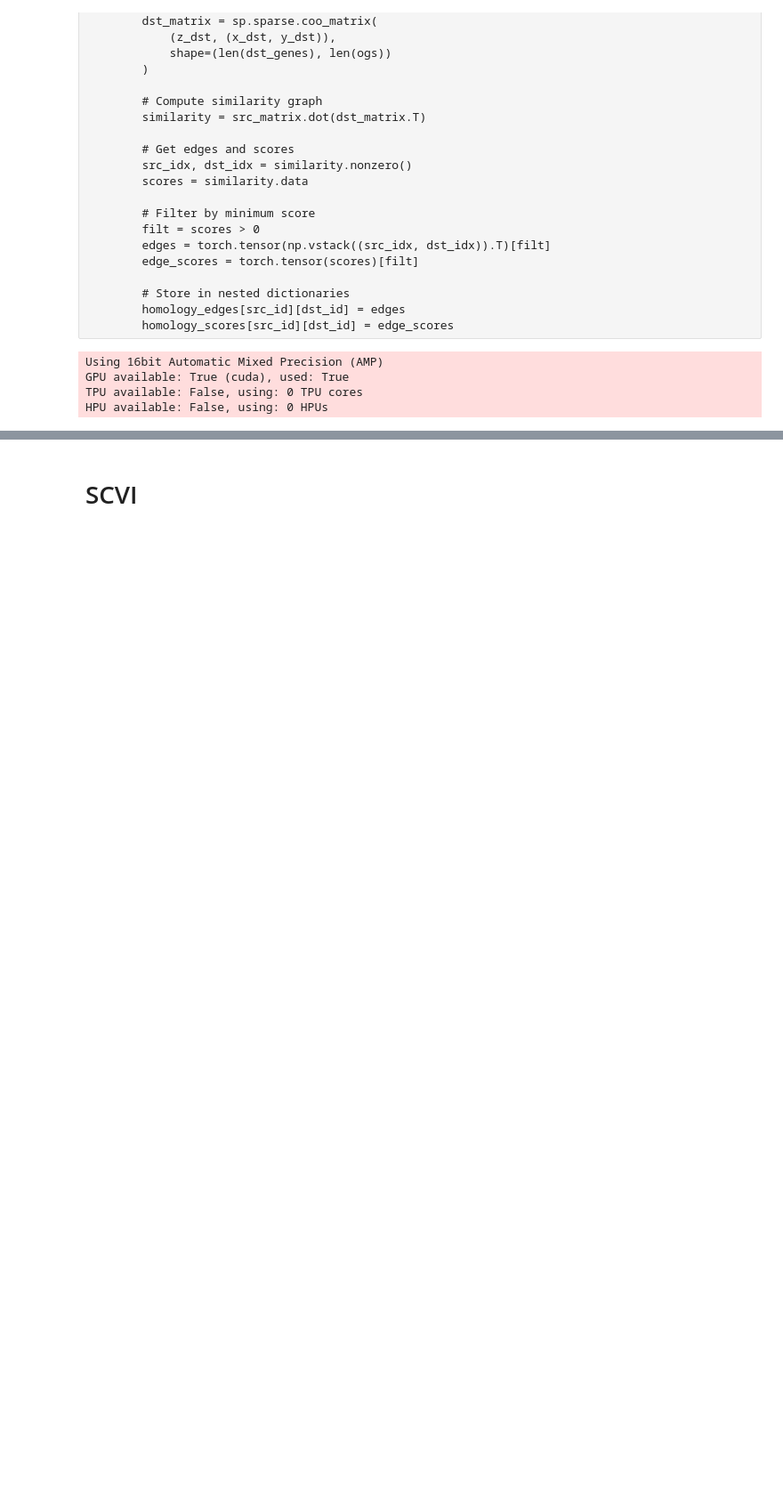
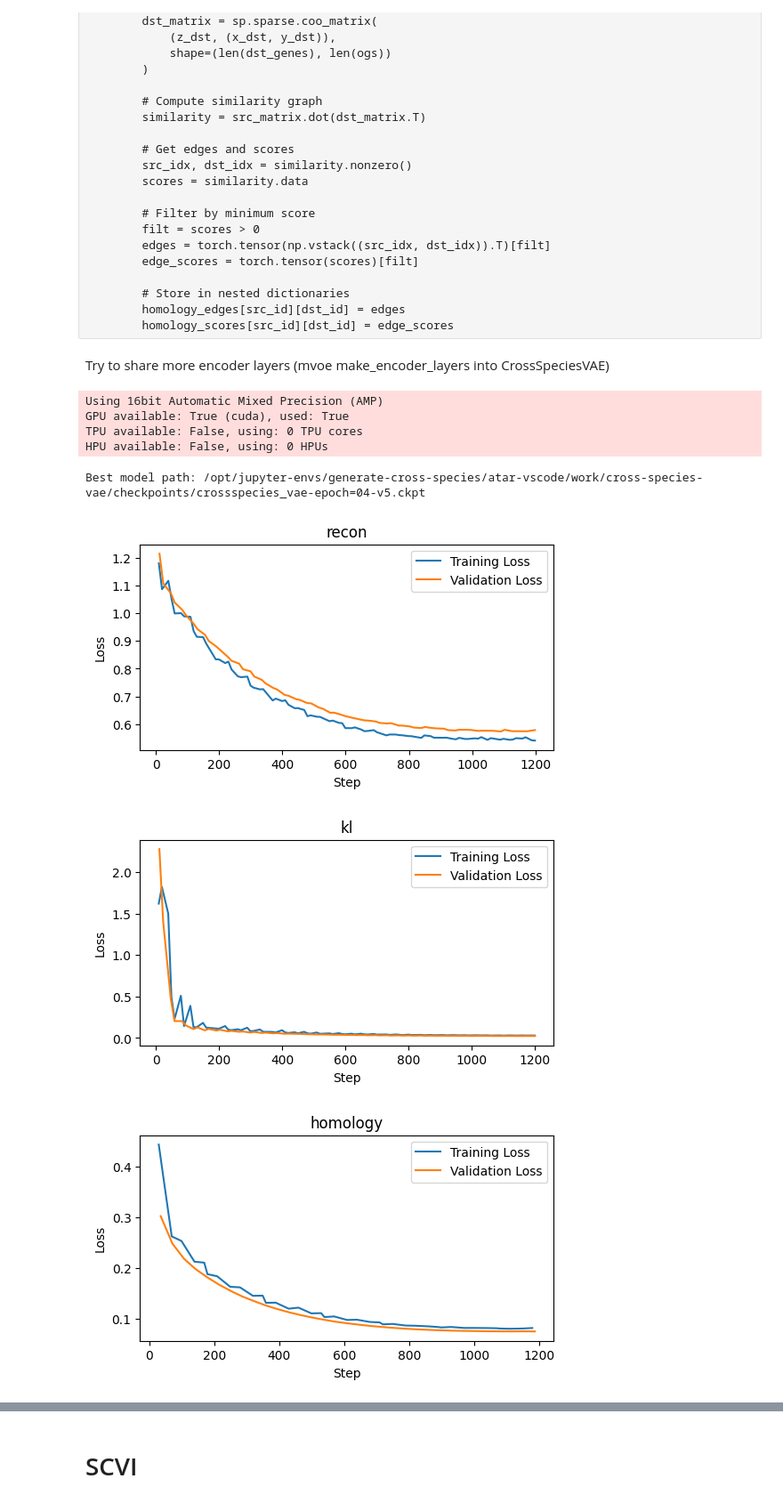
Before and after one commit to atarashansky/cross-species-vae, a Jupyter notebook: vae.ipynb, the cells around one changed output, grey strips where cells are left out. Shown at 89% size. Drawn from its saved outputs; the diff is of its cells as text; code cells hidden in the pictures; blank space fills up the shorter version.

```diff
--- a/vae.ipynb
+++ b/vae.ipynb
@@ -198,6 +198,8 @@ for src_species, src_id in species_ids.items():
         # Store in nested dictionaries
         homology_edges[src_id][dst_id] = edges
         homology_scores[src_id][dst_id] = edge_scores
+# %% [markdown]
+Try to share more encoder layers (mvoe make_encoder_layers into CrossSpeciesVAE)
 # %%
 _, gene_ids = pickle.load(open('species_tsvd_gene_embeddings.pkl','rb'))
 # gene_embeddings={k: torch.tensor(v) for k,v in gene_embeddings.items()}
@@ -296,7 +298,7 @@ version = max([int(d.split('_')[-1]) for d in glob('logs/metrics/version_*')])
 df = pd.read_csv(f'logs/metrics/version_{version}/metrics.csv')
 
 
-for loss_type in ["recon", "kl", "homology"]:
+for loss_type in ["recon", "kl", "homology", "encoder_alignment"]:
     # Get specific metrics
     train_loss = df[f'train_{loss_type}'][df[f'train_{loss_type}'] != 0.0]
     train_step = df['step'][df[f'train_{loss_type}'] != 0.0]
@@ -305,36 +307,41 @@ for loss_type in ["recon", "kl", "homology"]:
     val_step = df['step'][df[f'val_{loss_type}'] != 0.0]
     f2 = ~val_loss.isna()
 
     # Plot
     import matplotlib.pyplot as plt
     plt.figure(figsize=(6, 3))
     plt.plot(train_step[f1], train_loss[f1], label='Training Loss')
     plt.plot(val_step[f2], val_loss[f2], label='Validation Loss')
 
     plt.xlabel('Step')
     plt.ylabel('Loss')
     plt.title(loss_type)
     plt.legend()
 
 
 best_model_path = trainer.callbacks[-1].best_model_path
 print("Best model path:", best_model_path)
 # # Load the checkpoint
 # checkpoint = torch.load(best_model_path)
 
 # # Create a new model with the same hyperparameters and homology information
 # model = CrossSpeciesVAE(
 #     homology_edges=homology_edges,  # Need to pass these again
 #     **checkpoint['hyper_parameters']  # This loads all other hyperparameters
 # )
 
 # # Load the state dict
 # model.load_state_dict(checkpoint['state_dict'])
 
 # Saving
-save_dict = {
-    'state_dict': model.state_dict(),
-    'hyper_parameters': model.hparams,
-    'epoch': 99,
-}
-torch.save(save_dict, f'manual_checkpoint_epoch_{99}.pt')
+# save_dict = {
+#     'state_dict': model.state_dict(),
+#     'hyper_parameters': model.hparams,
+#     'epoch': 99,
+# }
+# torch.save(save_dict, f'manual_checkpoint_epoch_{99}.pt')
+# %% [output]
+Best model path: /opt/jupyter-envs/generate-cross-species/atar-vscode/work/cross-species-vae/checkpoints/crossspecies_vae-epoch=04-v5.ckpt
+[figure, added]
+[figure, added]
+[figure, added]
```
Also changed, not shown: parts of 10 cells of this notebook, 3 other files.
